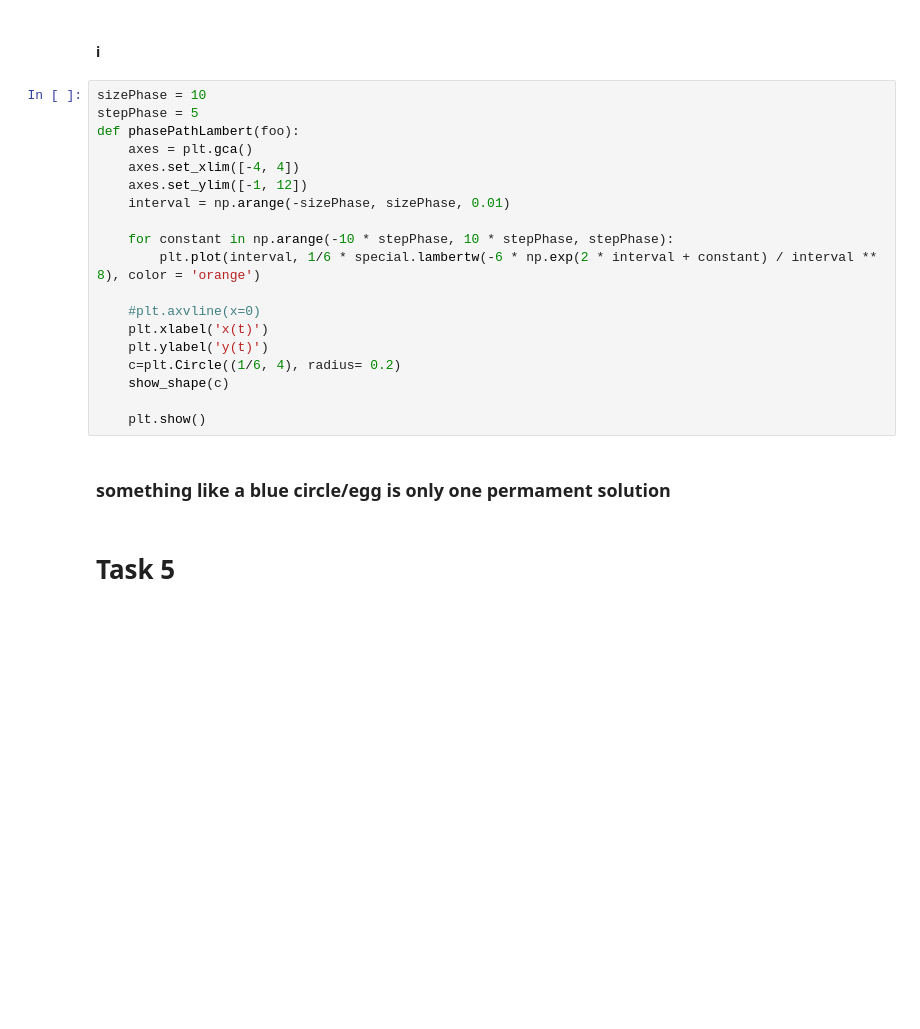
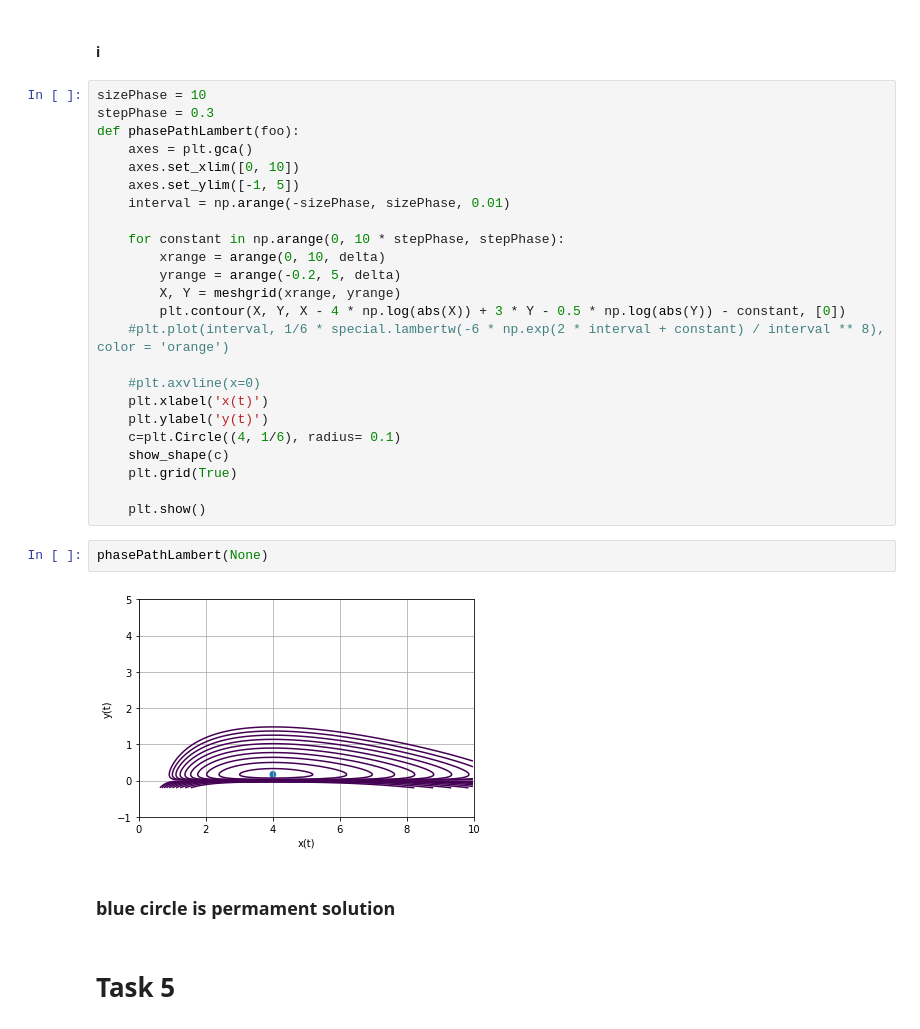
Before and after one commit to peinrules/differential_equations, a Jupyter notebook: Slope_fields_2.ipynb, the cells around one changed output. Saved outputs shown, nothing was run; the diff lists cells and outputs as text; blank space fills up the shorter version.

```diff
--- a/Slope_fields_2.ipynb
+++ b/Slope_fields_2.ipynb
@@ -226,25 +226,34 @@ graph2(foo1, foo2)
 #### i
 # %%
 sizePhase = 10
-stepPhase = 5
+stepPhase = 0.3
 def phasePathLambert(foo):
     axes = plt.gca()
-    axes.set_xlim([-4, 4])
-    axes.set_ylim([-1, 12])
+    axes.set_xlim([0, 10])
+    axes.set_ylim([-1, 5])
     interval = np.arange(-sizePhase, sizePhase, 0.01)
 
-    for constant in np.arange(-10 * stepPhase, 10 * stepPhase, stepPhase):
-        plt.plot(interval, 1/6 * special.lambertw(-6 * np.exp(2 * interval + constant) / interval ** 8), color = 'orange')
+    for constant in np.arange(0, 10 * stepPhase, stepPhase):
+        xrange = arange(0, 10, delta)
+        yrange = arange(-0.2, 5, delta)
+        X, Y = meshgrid(xrange, yrange)
+        plt.contour(X, Y, X - 4 * np.log(abs(X)) + 3 * Y - 0.5 * np.log(abs(Y)) - constant, [0])
+    #plt.plot(interval, 1/6 * special.lambertw(-6 * np.exp(2 * interval + constant) / interval ** 8), color = 'orange')
 
     #plt.axvline(x=0)
     plt.xlabel('x(t)')
     plt.ylabel('y(t)')
-    c=plt.Circle((1/6, 4), radius= 0.2)
+    c=plt.Circle((4, 1/6), radius= 0.1)
     show_shape(c)
+    plt.grid(True)
 
     plt.show()
+# %%
+phasePathLambert(None)
+# %% [output]
+[figure, added]
 # %% [markdown]
-### something like a blue circle/egg is only one permament solution
+### blue circle is  permament solution
 # %% [markdown]
 # Task 5
 # %%
```
